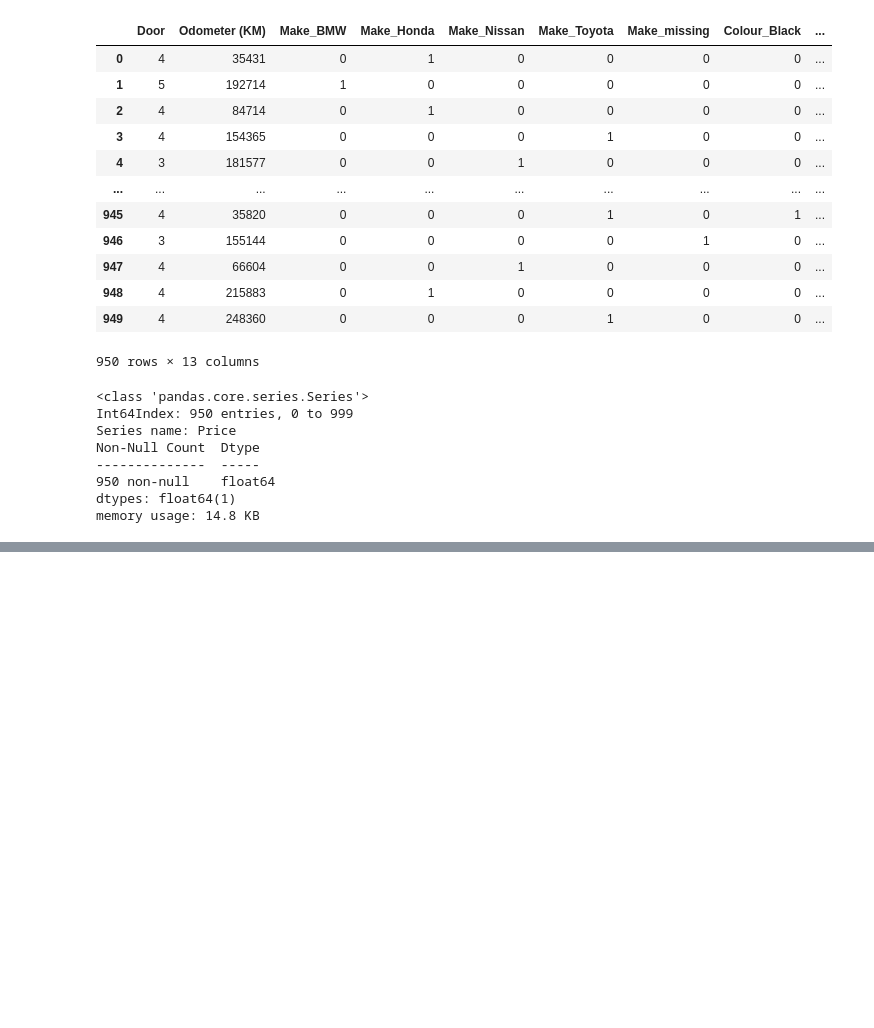
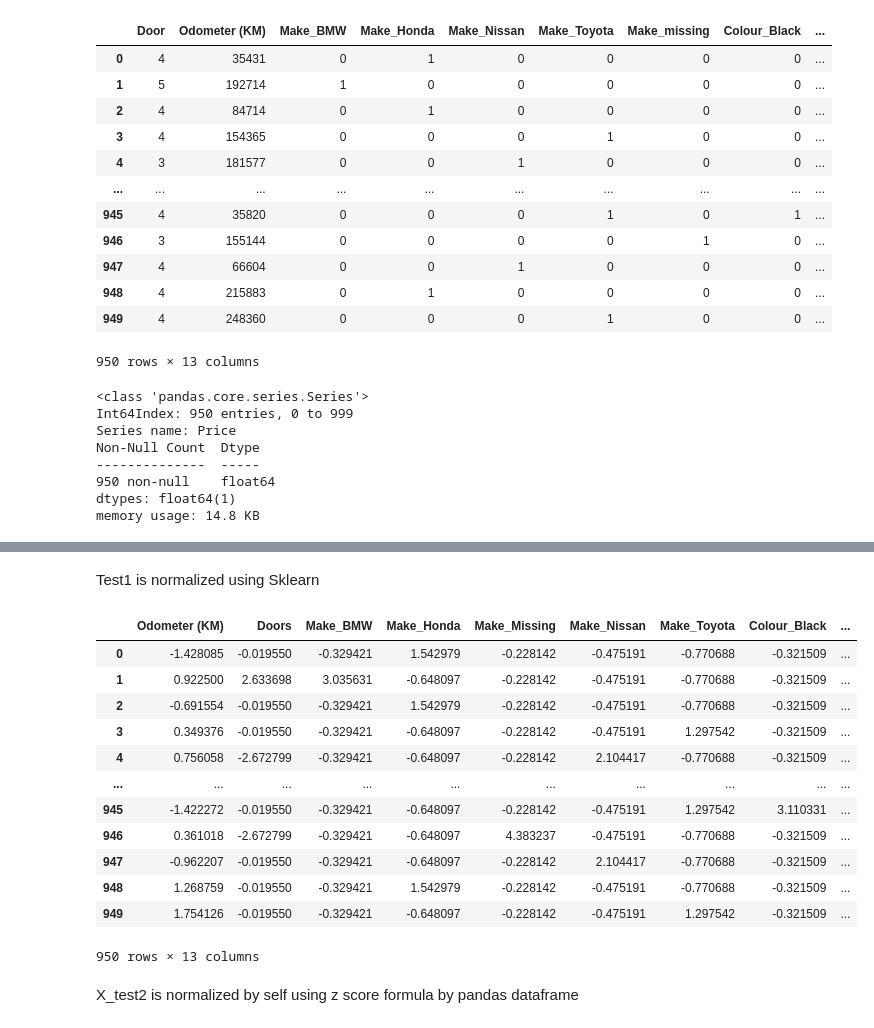
Before and after one commit to safeer-maker/Zero-to-Mastery-in-Machine-Learning, a Jupyter notebook: SkLearn_Practice .ipynb, the cells around one changed output, grey strips where cells are left out. Cells and saved outputs as stored; diff of their text form; code cells hidden in the pictures; blank space fills up the shorter version.

Commit message:
Regression working completed
Using different normalization method and compute the result of different estimators and compiled the results.

```diff
--- a/SkLearn_Practice .ipynb
+++ b/SkLearn_Practice .ipynb
@@ -822,0 +958,27 @@ ValueError: Found input variables with inconsistent numbers of samples: [760, 19
+# %% [markdown]
+Test1 is normalized using Sklearn
+# %%
+from sklearn.preprocessing import StandardScaler
+scaler = StandardScaler()
+
+#data_df['Odometer (KM)'] = pd.Series(scaler.fit_transform (data_df['Odometer (KM)']))
+x_temp1 = scaler.fit_transform (x_temp)
+
+x_temp1 = pd.DataFrame (x_temp1, columns= x_temp.columns)
+x_temp1
+# %% [output]
+|  | Odometer (KM) | Doors | Make_BMW | Make_Honda | Make_Missing | Make_Nissan | Make_Toyota | Colour_Black | ... |
+| 0 | -1.428085 | -0.019550 | -0.329421 | 1.542979 | -0.228142 | -0.475191 | -0.770688 | -0.321509 | ... |
+| 1 | 0.922500 | 2.633698 | 3.035631 | -0.648097 | -0.228142 | -0.475191 | -0.770688 | -0.321509 | ... |
+| 2 | -0.691554 | -0.019550 | -0.329421 | 1.542979 | -0.228142 | -0.475191 | -0.770688 | -0.321509 | ... |
+| 3 | 0.349376 | -0.019550 | -0.329421 | -0.648097 | -0.228142 | -0.475191 | 1.297542 | -0.321509 | ... |
+| 4 | 0.756058 | -2.672799 | -0.329421 | -0.648097 | -0.228142 | 2.104417 | -0.770688 | -0.321509 | ... |
+| ... | ... | ... | ... | ... | ... | ... | ... | ... | ... |
+| 945 | -1.422272 | -0.019550 | -0.329421 | -0.648097 | -0.228142 | -0.475191 | 1.297542 | 3.110331 | ... |
+| 946 | 0.361018 | -2.672799 | -0.329421 | -0.648097 | 4.383237 | -0.475191 | -0.770688 | -0.321509 | ... |
+| 947 | -0.962207 | -0.019550 | -0.329421 | -0.648097 | -0.228142 | 2.104417 | -0.770688 | -0.321509 | ... |
+| 948 | 1.268759 | -0.019550 | -0.329421 | 1.542979 | -0.228142 | -0.475191 | -0.770688 | -0.321509 | ... |
+| 949 | 1.754126 | -0.019550 | -0.329421 | -0.648097 | -0.228142 | -0.475191 | 1.297542 | -0.321509 | ... |
+950 rows × 13 columns
+# %% [markdown]
+X_test2 is normalized by self using z score formula by pandas dataframe
```
Also changed, not shown: parts of 33 cells of this notebook.
